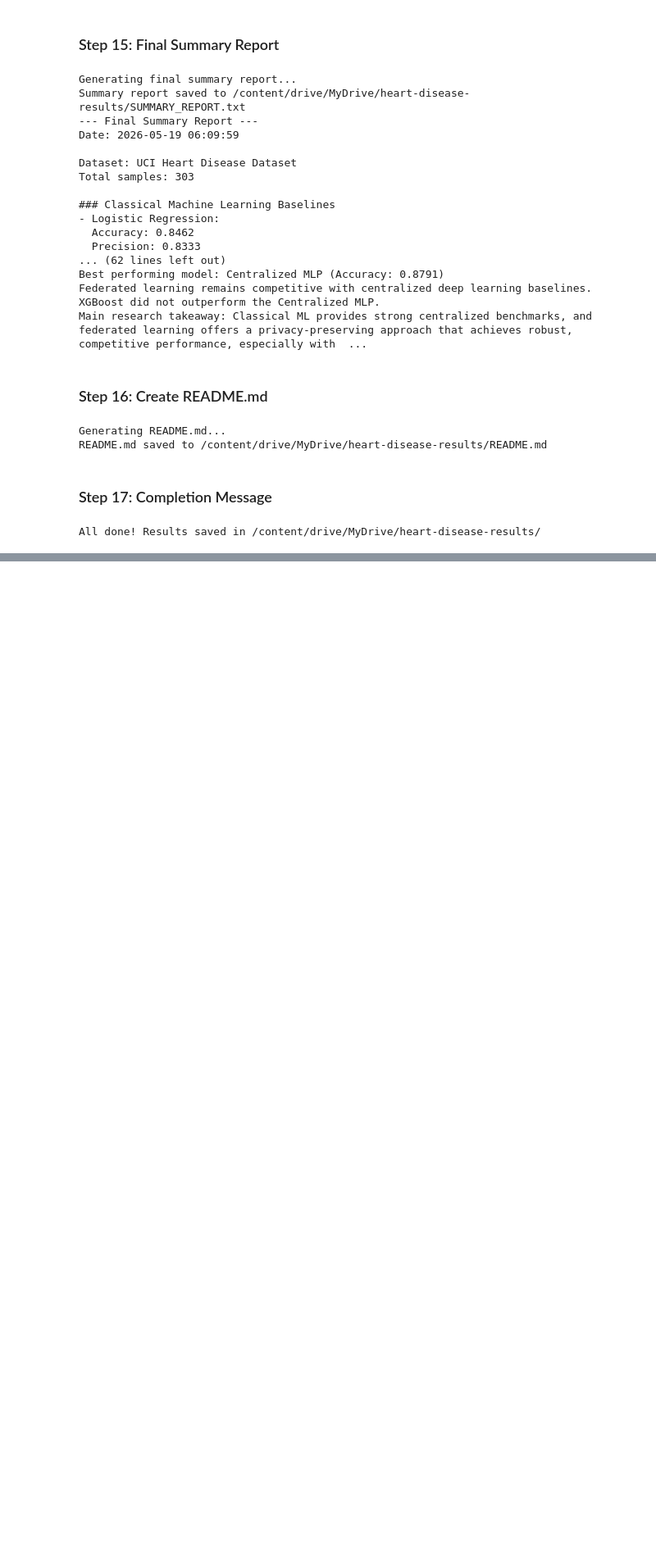
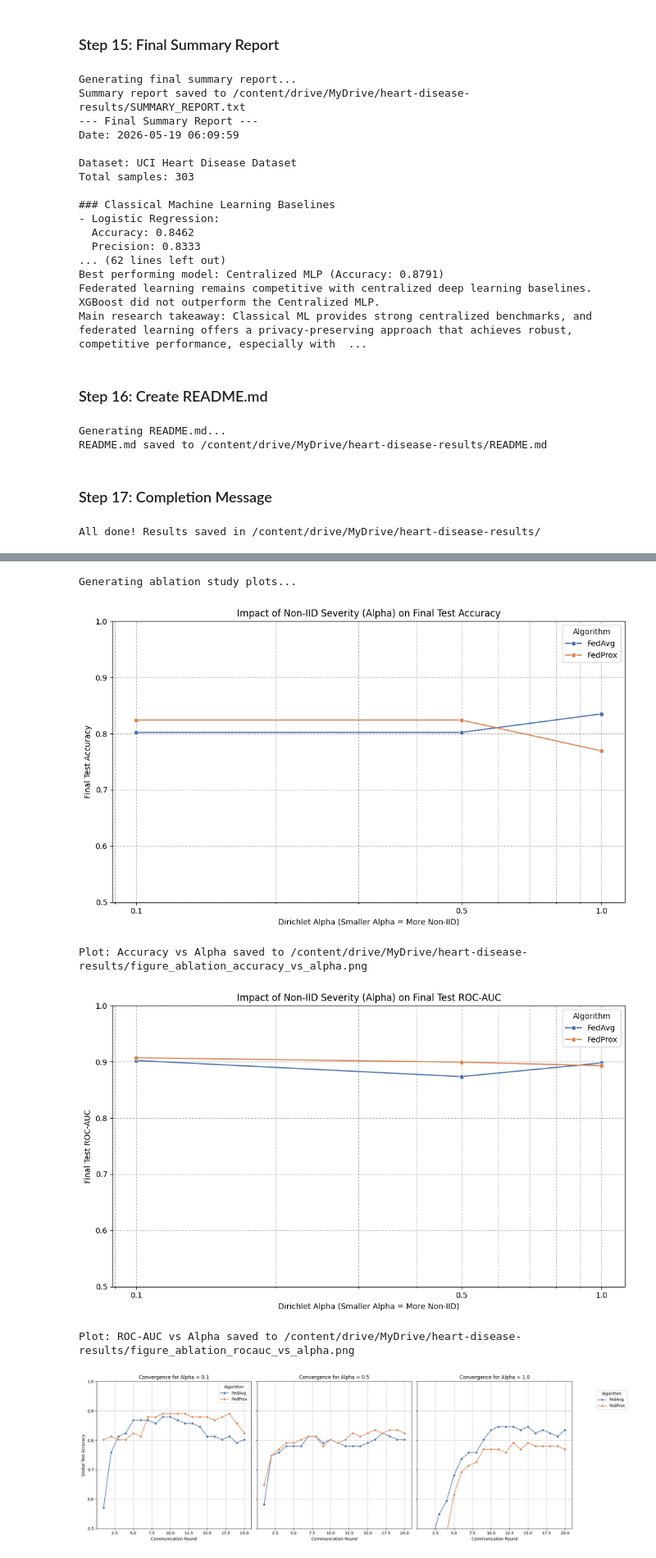
Before and after one commit to wasihun-code/BLOG_Flask, a Jupyter notebook: federated_learning.ipynb, the cells around one changed output, grey strips where cells are left out. Shown at 82% size. Drawn from its saved outputs; the diff is of its cells as text; code cells hidden in the pictures; blank space fills up the shorter version.

```diff
--- a/federated_learning.ipynb
+++ b/federated_learning.ipynb
@@ -1650,0 +1906,80 @@ All done! Results saved in /content/drive/MyDrive/heart-disease-results/
+# %%
+# Step 18.2: Generate Ablation Study Plots
+
+print("Generating ablation study plots...")
+
+# Ensure DataFrames are loaded if running this cell independently
+try:
+    ablation_summary_df
+    ablation_convergence_df
+except NameError:
+    print("Loading ablation data from CSVs...")
+    ablation_summary_df = pd.read_csv(os.path.join(RESULTS_DIR, 'ablation_summary.csv'))
+    ablation_convergence_df = pd.read_csv(os.path.join(RESULTS_DIR, 'ablation_convergence_history.csv'))
+
+# --- Plot 1: Accuracy vs Alpha ---
+plt.figure(figsize=(10, 6))
+sns.lineplot(data=ablation_summary_df, x='Alpha', y='Accuracy', hue='Algorithm', marker='o', palette='deep')
+plt.title('Impact of Non-IID Severity (Alpha) on Final Test Accuracy')
+plt.xlabel('Dirichlet Alpha (Smaller Alpha = More Non-IID)')
+plt.ylabel('Final Test Accuracy')
+plt.xscale('log') # Alpha is often viewed on a log scale
+plt.xticks(alpha_values, labels=[str(a) for a in alpha_values]) # Set x-ticks explicitly
+plt.ylim(0.5, 1.0) # Assuming accuracy range
+plt.grid(True, which="both", ls="--", c='0.7')
+plt.legend(title='Algorithm')
+plt.tight_layout()
+figure_ablation_accuracy_path = os.path.join(RESULTS_DIR, 'figure_ablation_accuracy_vs_alpha.png')
+plt.savefig(figure_ablation_accuracy_path, dpi=300, bbox_inches='tight')
+plt.show()
+print(f"Plot: Accuracy vs Alpha saved to {figure_ablation_accuracy_path}")
+
+# --- Plot 2: ROC-AUC vs Alpha ---
+plt.figure(figsize=(10, 6))
+sns.lineplot(data=ablation_summary_df, x='Alpha', y='ROC-AUC', hue='Algorithm', marker='o', palette='deep')
+plt.title('Impact of Non-IID Severity (Alpha) on Final Test ROC-AUC')
+plt.xlabel('Dirichlet Alpha (Smaller Alpha = More Non-IID)')
+plt.ylabel('Final Test ROC-AUC')
+plt.xscale('log')
+plt.xticks(alpha_values, labels=[str(a) for a in alpha_values])
+plt.ylim(0.5, 1.0) # Assuming ROC-AUC range
+plt.grid(True, which="both", ls="--", c='0.7')
+plt.legend(title='Algorithm')
+plt.tight_layout()
+figure_ablation_rocauc_path = os.path.join(RESULTS_DIR, 'figure_ablation_rocauc_vs_alpha.png')
+plt.savefig(figure_ablation_rocauc_path, dpi=300, bbox_inches='tight')
+plt.show()
+print(f"Plot: ROC-AUC vs Alpha saved to {figure_ablation_rocauc_path}")
+
+# --- Plot 3: Convergence Curves for each Alpha ---
+fig, axes = plt.subplots(1, len(alpha_values), figsize=(18, 6), sharey=True)
+if len(alpha_values) == 1:
+    axes = [axes] # Make axes iterable if only one subplot
+
+for i, alpha in enumerate(alpha_values):
+    subset_df = ablation_convergence_df[ablation_convergence_df['Alpha'] == alpha]
+    sns.lineplot(data=subset_df, x='Round', y='Accuracy', hue='Algorithm', marker='o', ax=axes[i], palette='deep')
+    axes[i].set_title(f'Convergence for Alpha = {alpha}')
+    axes[i].set_xlabel('Communication Round')
+    axes[i].set_ylabel('Global Test Accuracy' if i == 0 else '')
+    axes[i].set_ylim(0.5, 1.0) # Consistent y-axis
+    axes[i].grid(True, ls="--", c='0.7')
+    if i > 0:
+        axes[i].legend().remove() # Remove redundant legends
+
+handles, labels = axes[0].get_legend_handles_labels()
+fig.legend(handles, labels, title='Algorithm', loc='upper right', bbox_to_anchor=(1.05, 0.9))
+plt.tight_layout(rect=[0, 0, 0.95, 1]) # Adjust layout to prevent legend overlap
+figure_ablation_convergence_path = os.path.join(RESULTS_DIR, 'figure_ablation_convergence.png')
+plt.savefig(figure_ablation_convergence_path, dpi=300, bbox_inches='tight')
+plt.show()
+print(f"Plot: Convergence curves saved to {figure_ablation_convergence_path}")
+
+print("All ablation study plots generated and saved.")
+# %% [output]
+Generating ablation study plots...
+[figure, added]
+Plot: Accuracy vs Alpha saved to /content/drive/MyDrive/heart-disease-results/figure_ablation_accuracy_vs_alpha.png
+[figure, added]
+Plot: ROC-AUC vs Alpha saved to /content/drive/MyDrive/heart-disease-results/figure_ablation_rocauc_vs_alpha.png
+[figure, added]
```
Also changed, not shown: parts of 9 cells of this notebook.
